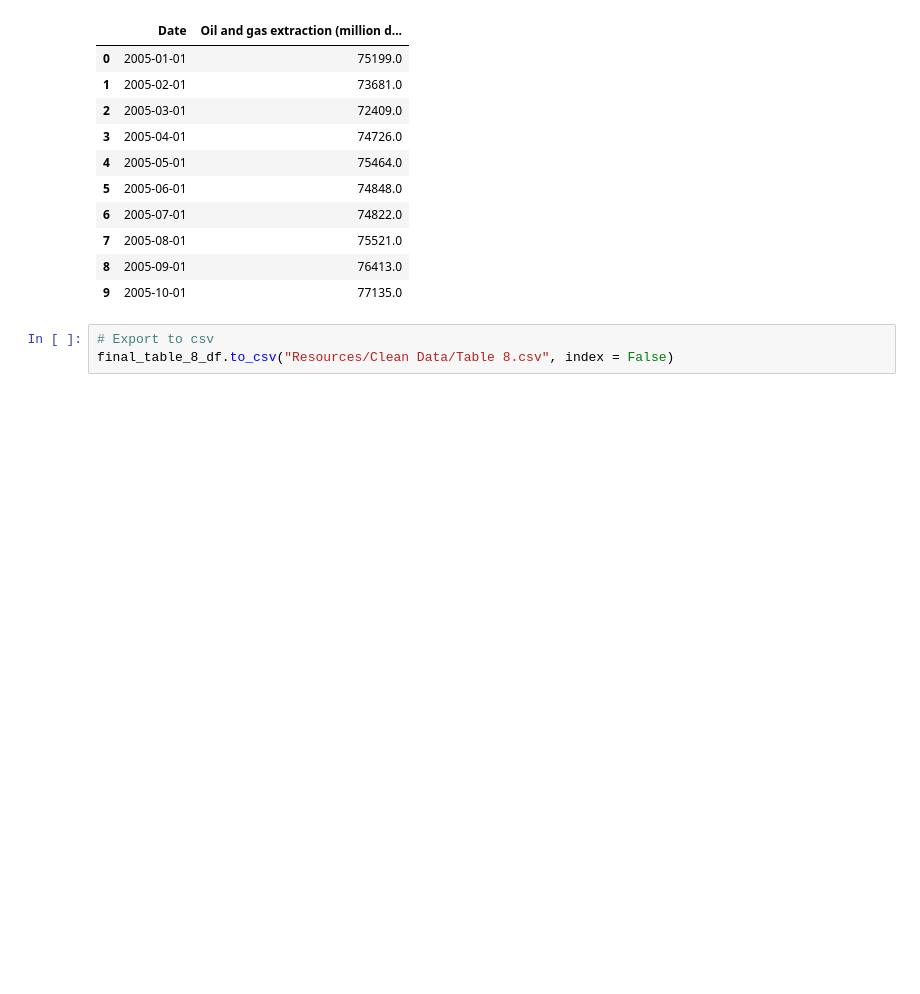
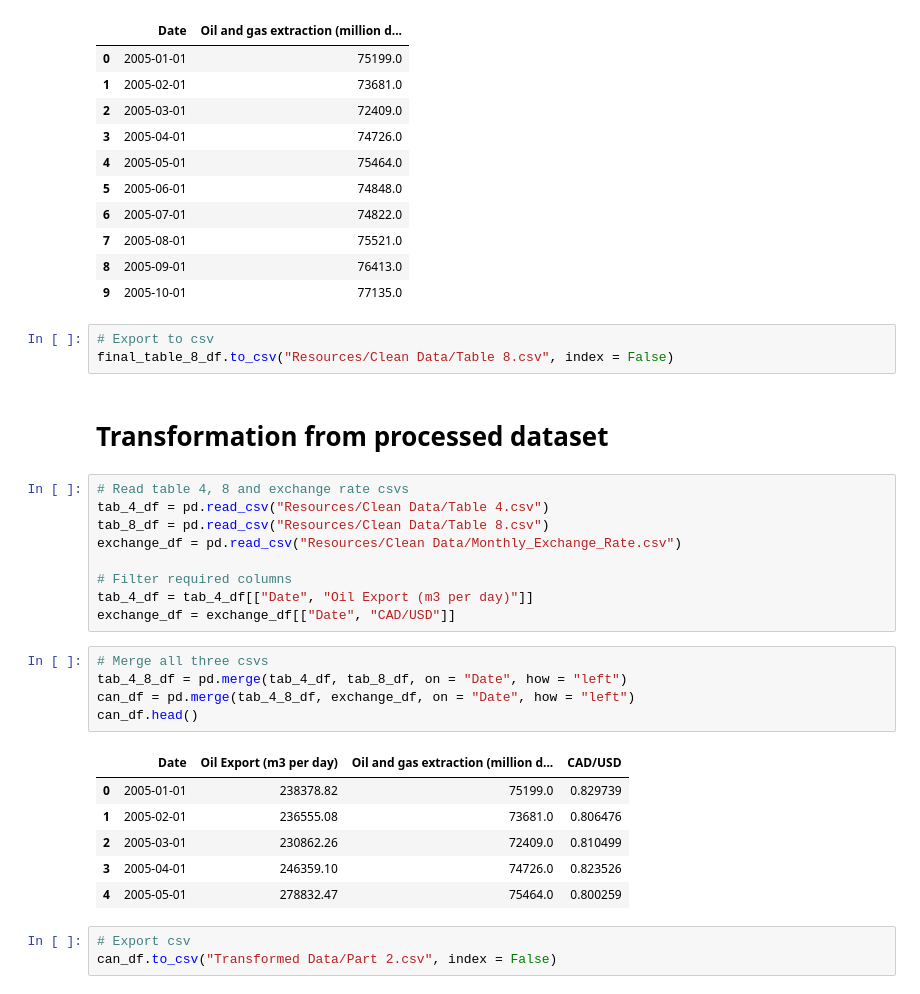
Before and after one commit to kk-deng/CanadaEnergyIE, a Jupyter notebook: Part 2.ipynb, the cells around one changed output. Cells and saved outputs as stored; diff of their text form; blank space fills up the shorter version.

Commit message:
Updated Transformation section

```diff
--- a/Part 2.ipynb
+++ b/Part 2.ipynb
@@ -153,3 +153,29 @@ final_table_8_df.head(10)
 # %%
 # Export to csv
 final_table_8_df.to_csv("Resources/Clean Data/Table 8.csv", index = False)
+# %% [markdown]
+# Transformation from processed dataset
+# %%
+# Read table 4, 8 and exchange rate csvs
+tab_4_df = pd.read_csv("Resources/Clean Data/Table 4.csv")
+tab_8_df = pd.read_csv("Resources/Clean Data/Table 8.csv")
+exchange_df = pd.read_csv("Resources/Clean Data/Monthly_Exchange_Rate.csv")
+
+# Filter required columns
+tab_4_df = tab_4_df[["Date", "Oil Export (m3 per day)"]]
+exchange_df = exchange_df[["Date", "CAD/USD"]]
+# %%
+# Merge all three csvs
+tab_4_8_df = pd.merge(tab_4_df, tab_8_df, on = "Date", how = "left")
+can_df = pd.merge(tab_4_8_df, exchange_df, on = "Date", how = "left")
+can_df.head()
+# %% [output]
+|  | Date | Oil Export (m3 per day) | Oil and gas extraction (million d... | CAD/USD |
+| 0 | 2005-01-01 | 238378.82 | 75199.0 | 0.829739 |
+| 1 | 2005-02-01 | 236555.08 | 73681.0 | 0.806476 |
+| 2 | 2005-03-01 | 230862.26 | 72409.0 | 0.810499 |
+| 3 | 2005-04-01 | 246359.10 | 74726.0 | 0.823526 |
+| 4 | 2005-05-01 | 278832.47 | 75464.0 | 0.800259 |
+# %%
+# Export csv
+can_df.to_csv("Transformed Data/Part 2.csv", index = False)
```
Also changed, not shown: 1 other file.
